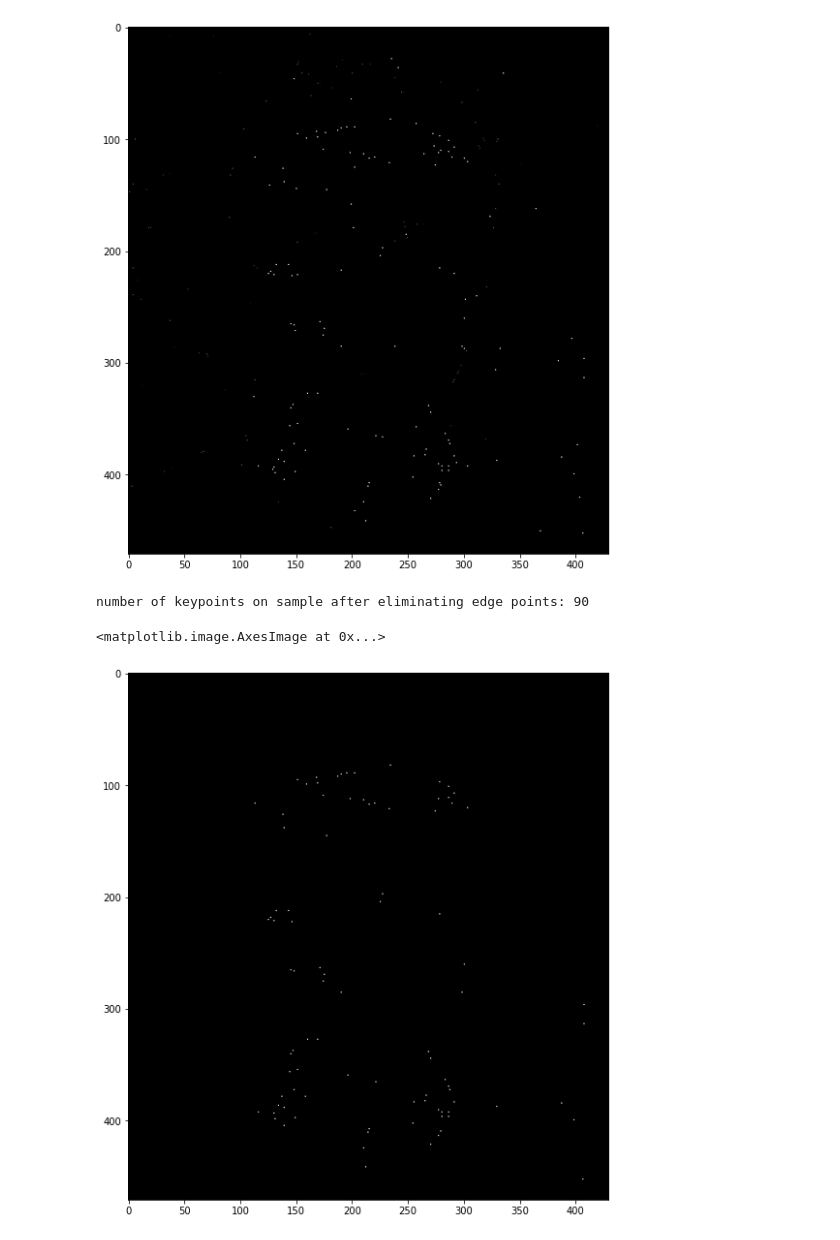
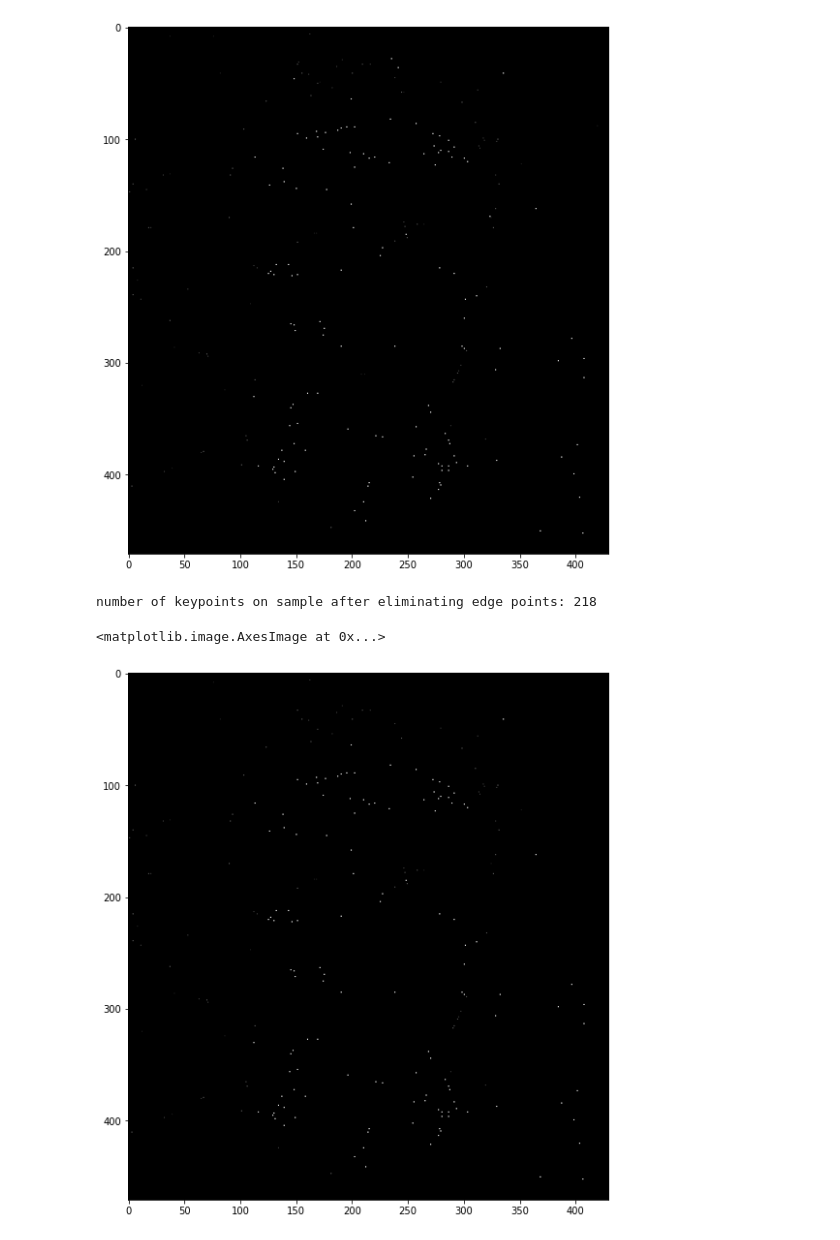
Before and after one commit to WTS012201/CompVis, a Jupyter notebook: ImageStitching/sift.ipynb, the cells around one changed output. Drawn from its saved outputs; the diff is of its cells as text; code cells hidden in the pictures.

```diff
--- a/ImageStitching/sift.ipynb
+++ b/ImageStitching/sift.ipynb
@@ -78,18 +77,20 @@ number of keypoints on sample after refinement: 229
 <matplotlib.image.AxesImage at 0x...>
 [figure]
 # %%
-# They use r=5 in the original paper,
+# They use r=10 in the original paper,
 # but for demonstration I chose a very extreme value
-refined_map, keypoints1 = utils.elim_edge_responses(DoGs, refined1, r=1.001)
-_, keypoints2 = utils.elim_edge_responses(DoGs, refined2, r=1.001)
+# you should use the default in practice
+
+refined_map, keypoints1 = utils.elim_edge_responses(DoGs, refined1, r=10)
+_, keypoints2 = utils.elim_edge_responses(DoGs, refined2, r=10)
 print(f"number of keypoints on sample after eliminating edge points: {len(keypoints1)}")
 
 plt.figure(figsize=(10, 10))
 plt.imshow(refined_map, cmap="gray")
 # %% [output]
-number of keypoints on sample after eliminating edge points: 90
+number of keypoints on sample after eliminating edge points: 218
 <matplotlib.image.AxesImage at 0x...>
-[figure, old version]
+[figure, new version]
 # %%
 #  convert kps to absolute coordinates
 
```
Also changed, not shown: parts of 4 cells of this notebook, 1 other file.
